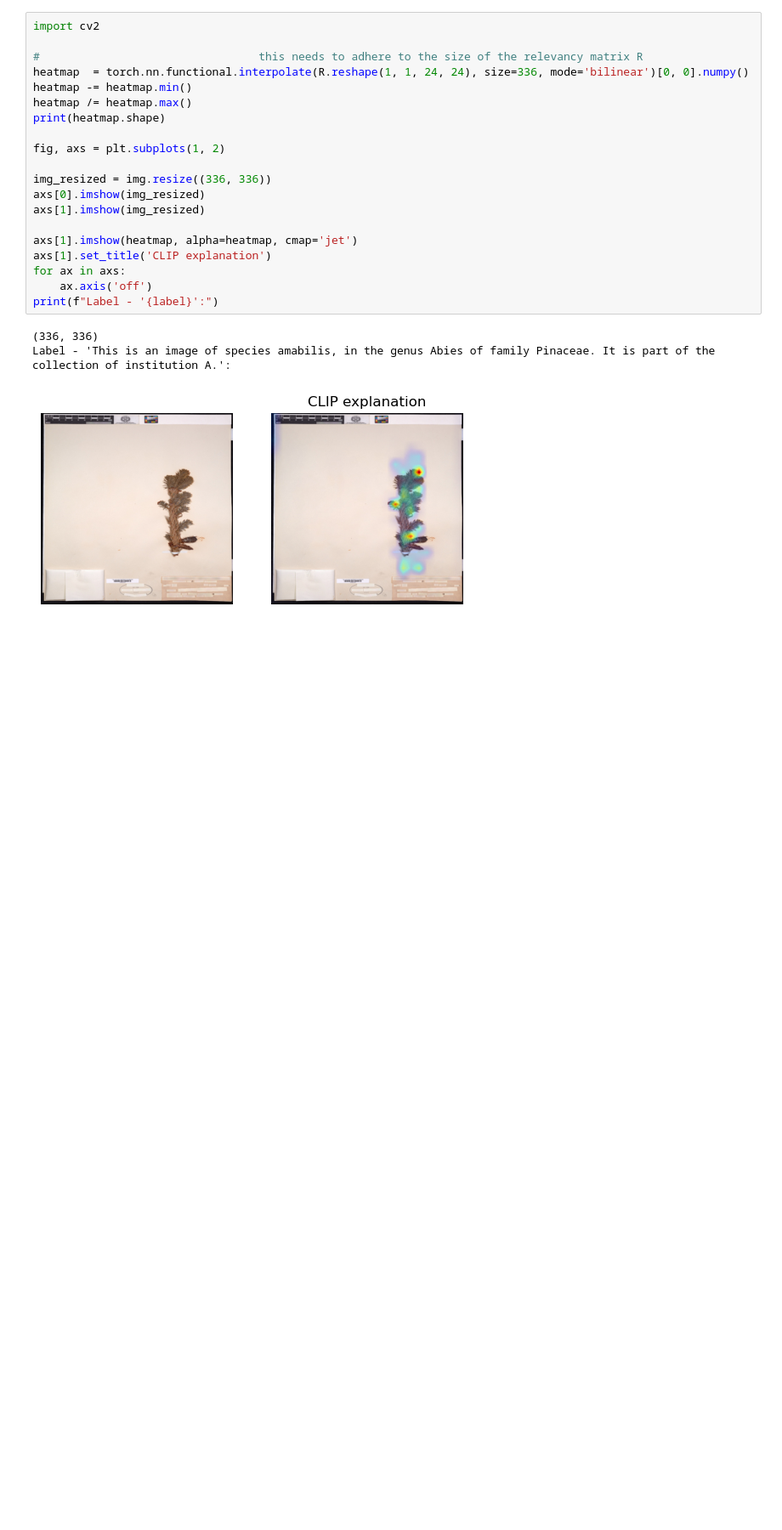
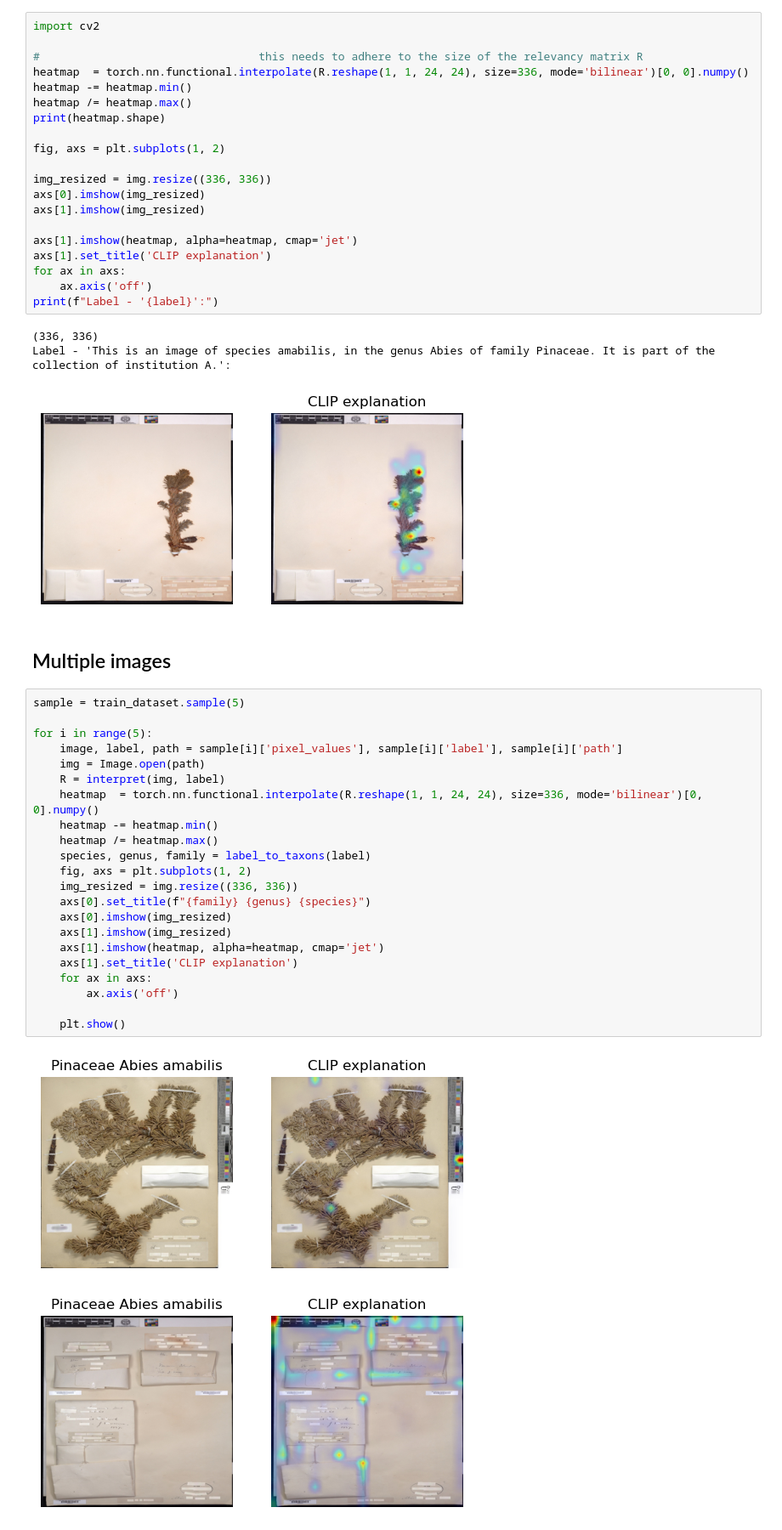
Before and after one commit to DL4DS/herbdl, a Jupyter notebook: kaggle_eval/CLIP_explain.ipynb, the cells around one changed output. Shown at 85% size. Drawn from its saved outputs; the diff is of its cells as text; blank space fills up the shorter version.

Commit message:
Simple explainability on multiple images

```diff
--- a/kaggle_eval/CLIP_explain.ipynb
+++ b/kaggle_eval/CLIP_explain.ipynb
@@ -76,3 +76,30 @@ print(f"Label - '{label}':")
 (336, 336)
 Label - 'This is an image of species amabilis, in the genus Abies of family Pinaceae. It is part of the collection of institution A.':
 [figure]
+# %% [markdown]
+## Multiple images
+# %%
+sample = train_dataset.sample(5)
+
+for i in range(5):
+    image, label, path = sample[i]['pixel_values'], sample[i]['label'], sample[i]['path']
+    img = Image.open(path)
+    R = interpret(img, label)
+    heatmap  = torch.nn.functional.interpolate(R.reshape(1, 1, 24, 24), size=336, mode='bilinear')[0, 0].numpy()
+    heatmap -= heatmap.min()
+    heatmap /= heatmap.max()
+    species, genus, family = label_to_taxons(label)
+    fig, axs = plt.subplots(1, 2)
+    img_resized = img.resize((336, 336))
+    axs[0].set_title(f"{family} {genus} {species}")
+    axs[0].imshow(img_resized)
+    axs[1].imshow(img_resized)
+    axs[1].imshow(heatmap, alpha=heatmap, cmap='jet')
+    axs[1].set_title('CLIP explanation')
+    for ax in axs:
+        ax.axis('off')
+
+    plt.show()
+# %% [output]
+[figure, added]
+[figure, added]
```
Also changed, not shown: parts of 4 cells of this notebook.
